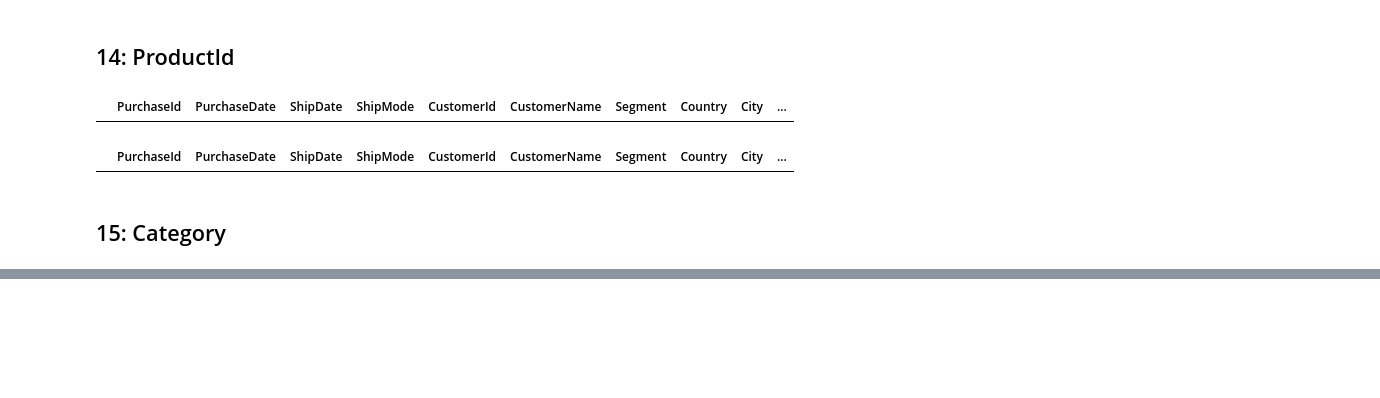
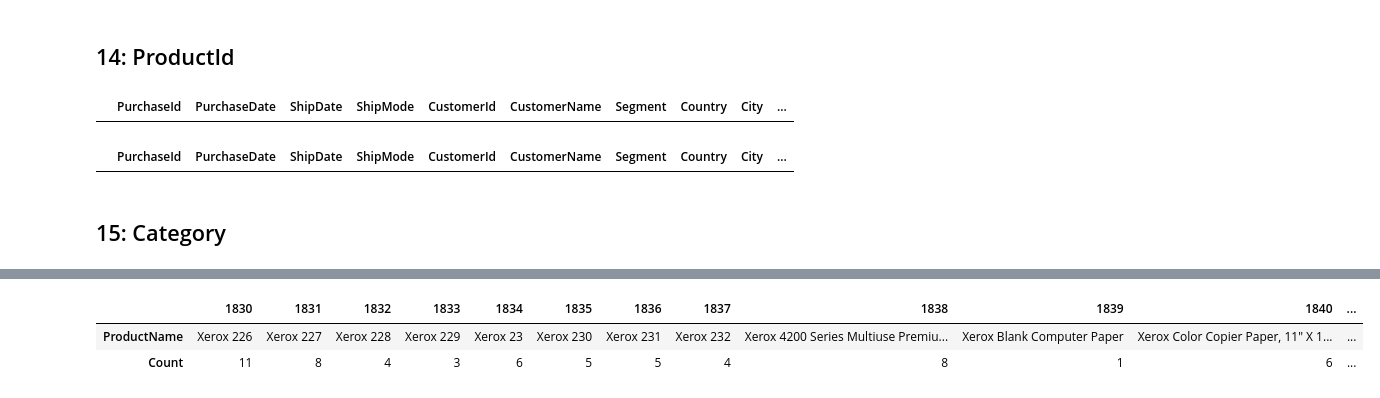
Before and after one commit to airsahin/BI-Analysis-ECommerce, a Jupyter notebook: EComProject.ipynb, the cells around one changed output, grey strips where cells are left out. Drawn from its saved outputs; the diff is of its cells as text; code cells hidden in the pictures; blank space fills up the shorter version.

```diff
--- a/EComProject.ipynb
+++ b/EComProject.ipynb
@@ -1095,0 +1182,11 @@ df = df.reset_index(drop=True)
+# %%
+# Confirm Changes
+
+product_name_counts = df['ProductName'].value_counts()
+
+ProductName_df = product_name_counts.reset_index()
+ProductName_df.columns = ['ProductName', 'Count']
+
+ProductName_df = ProductName_df.sort_values(by='ProductName').reset_index(drop=True)
+
+ProductName_df.head(20).T
@@ -1095,0 +1197,6 @@ df = df.reset_index(drop=True)
+# %%
+ProductName_df.tail(20).T
+# %% [output]
+|  | 1830 | 1831 | 1832 | 1833 | 1834 | 1835 | 1836 | 1837 | 1838 | 1839 | 1840 | ... |
+| ProductName | Xerox 226 | Xerox 227 | Xerox 228 | Xerox 229 | Xerox 23 | Xerox 230 | Xerox 231 | Xerox 232 | Xerox 4200 Series Multiuse Premiu... | Xerox Blank Computer Paper | Xerox Color Copier Paper, 11" X 1... | ... |
+| Count | 11 | 8 | 4 | 3 | 6 | 5 | 5 | 4 | 8 | 1 | 6 | ... |
```
Also changed, not shown: parts of 26 cells of this notebook.
